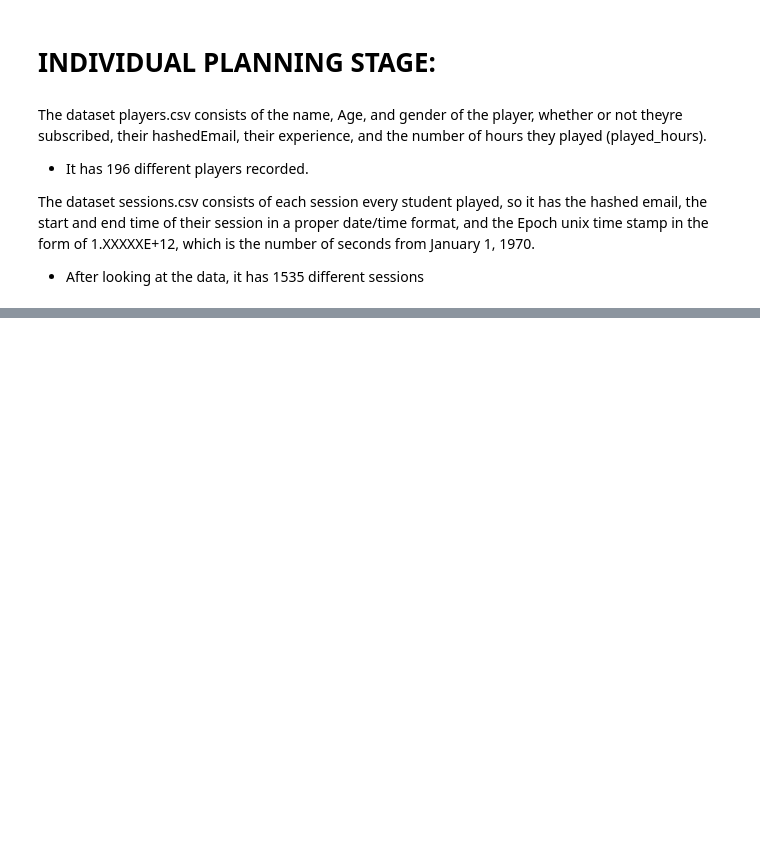
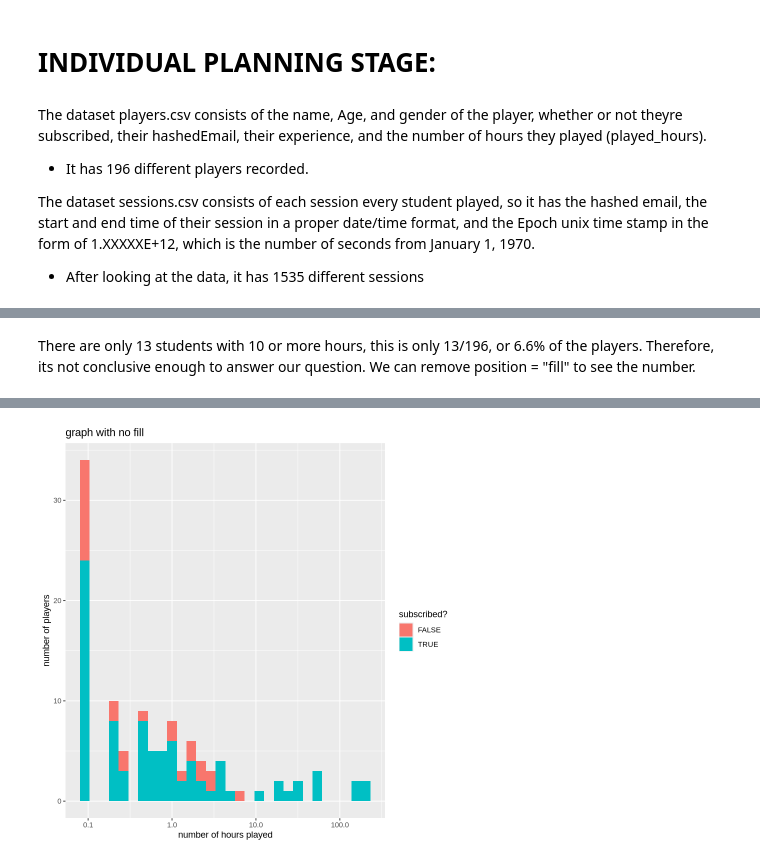
Before and after one commit to TheCarisLost/dsci100-indivual-planning-stage, a Jupyter notebook: Individual Planning stage.ipynb, the cells around one changed output, grey strips where cells are left out. Drawn from its saved outputs; the diff is of its cells as text; code cells hidden in the pictures; blank space fills up the shorter version.

```diff
--- a/Individual Planning stage.ipynb
+++ b/Individual Planning stage.ipynb
@@ -93,0 +119,11 @@ However, one main issue i see is that the sessions.csv dataset does not have the
+# %% [markdown]
+There are only 13 students with 10 or more hours, this is only 13/196, or 6.6% of the players. Therefore, its not conclusive enough to answer our question. We can remove position = "fill" to see the number.
+# %%
+no_fill_graph_hours <- players |>
+    ggplot(aes(x = played_hours, fill = subscribe)) +
+        geom_histogram(bins = 30) +
+        labs(x = "number of hours played", y = "number of players", fill = "subscribed?") +
+        scale_x_log10() +
+        ggtitle("graph with no fill")
+no_fill_graph_hours
+# %% [output]
@@ -93,0 +134 @@ However, one main issue i see is that the sessions.csv dataset does not have the
+[figure, added]
```
Also changed, not shown: parts of 19 cells of this notebook.
